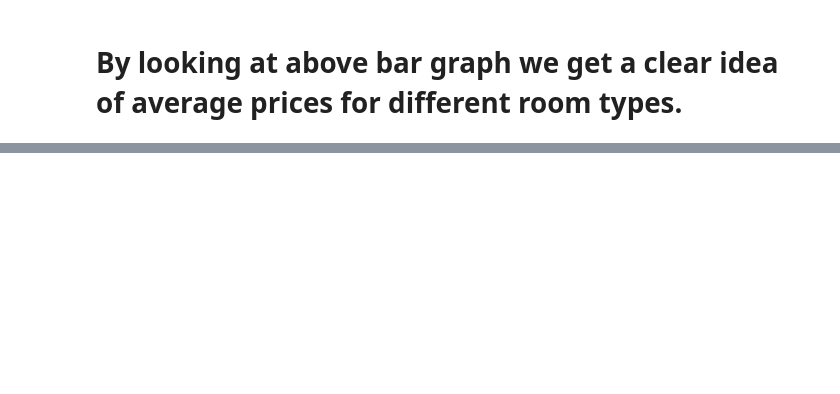
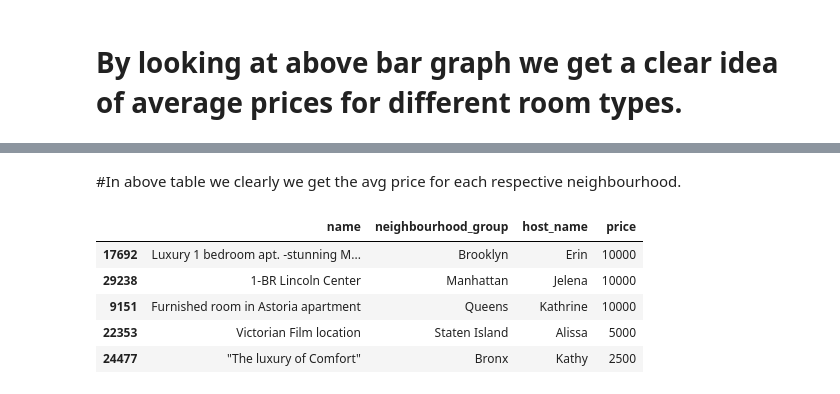
Before and after one commit to rohithub55/airbnb-analysis, a Jupyter notebook: airbnb_analysis.ipynb, the cells around one changed output, grey strips where cells are left out. Saved outputs shown, nothing was run; the diff lists cells and outputs as text; code cells hidden in the pictures; blank space fills up the shorter version.

```diff
--- a/airbnb_analysis.ipynb
+++ b/airbnb_analysis.ipynb
@@ -149,0 +162,12 @@ px.bar(data_frame=avg_price,x='room_type',y='price',color='room_type',title='Avg
+# %% [markdown]
+#In above table we clearly we get the avg price for each respective neighbourhood.
+# %%
+costliest_df= airbnb_df.loc[airbnb_df.groupby(['neighbourhood_group'])['price'].idxmax()][['name','neighbourhood_group','host_name','price']]
+costliest_df.sort_values(by='price',ascending=False)
+# %% [output]
+|  | name | neighbourhood_group | host_name | price |
+| 17692 | Luxury 1 bedroom apt. -stunning M... | Brooklyn | Erin | 10000 |
+| 29238 | 1-BR Lincoln Center | Manhattan | Jelena | 10000 |
+| 9151 | Furnished room in Astoria apartment | Queens | Kathrine | 10000 |
+| 22353 | Victorian Film location | Staten Island | Alissa | 5000 |
+| 24477 | "The luxury of Comfort" | Bronx | Kathy | 2500 |
```
Also changed, not shown: parts of 3 cells of this notebook.
